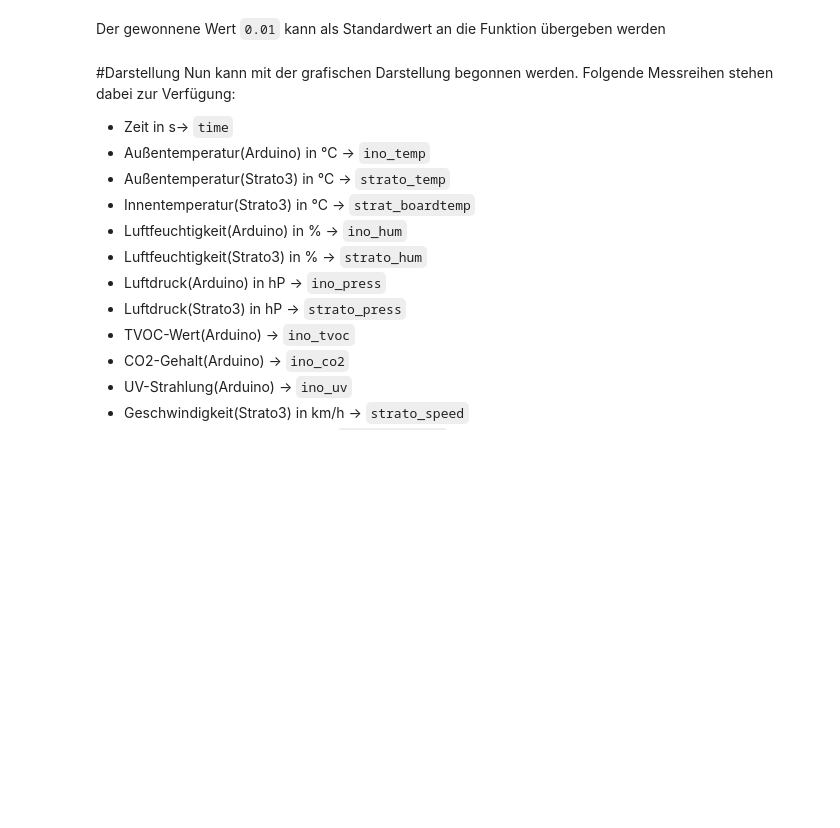
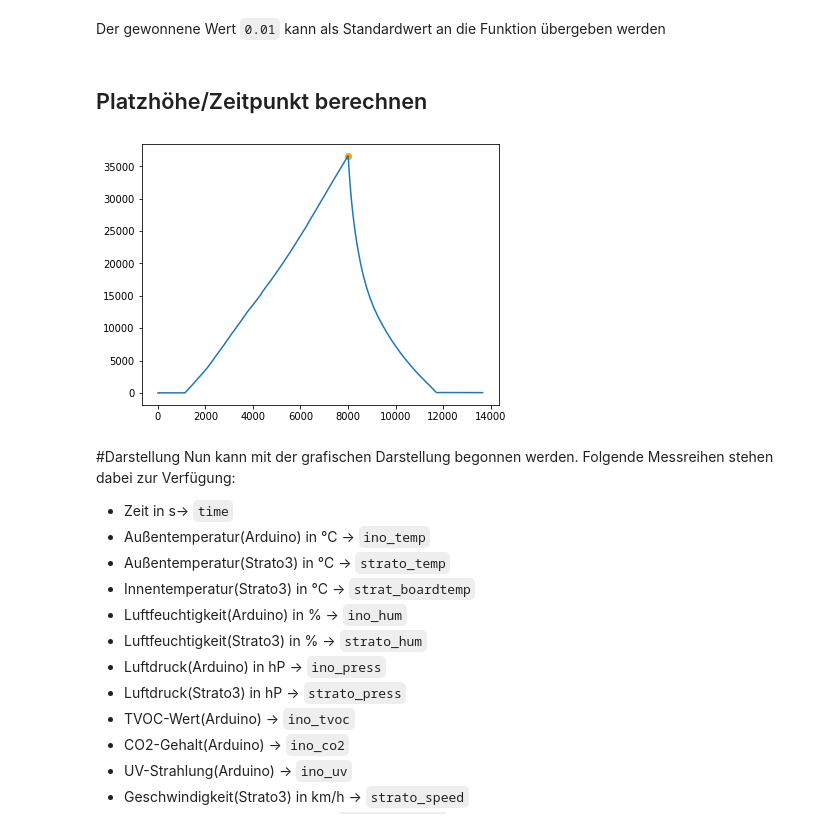
Before and after one commit to henrigeuer/stratosphaerenflug, a Jupyter notebook: strato_auswerung.ipynb, the cells around one changed output. Cells and saved outputs as stored; diff of their text form; code cells hidden in the pictures; blank space fills up the shorter version.

```diff
--- a/strato_auswerung.ipynb
+++ b/strato_auswerung.ipynb
@@ -196,6 +224,20 @@ def liste_strecken(liste,faktor = 0.01,refliste = time ):
   pre = int(faktor*dif)
   after = dif-pre
   return [liste[0]]*(pre) +liste + [liste[-1]]*after
+# %% [markdown]
+## Platzhöhe/Zeitpunkt berechnen
+# %%
+
+platzhoehe = max(twotofive(strato_altitude))
+platzele = twotofive(strato_altitude).index(platzhoehe)
+platztime = platzele*5
+
+plt.plot(time, twotofive(strato_altitude))
+#Punkt einzeichnen
+plt.scatter(platztime, platzhoehe, color = "orange")
+plt.show()
+# %% [output]
+[figure, added]
 # %% [markdown]
 #Darstellung
 Nun kann mit der grafischen Darstellung begonnen werden.
```
Also changed, not shown: parts of 9 cells of this notebook.
